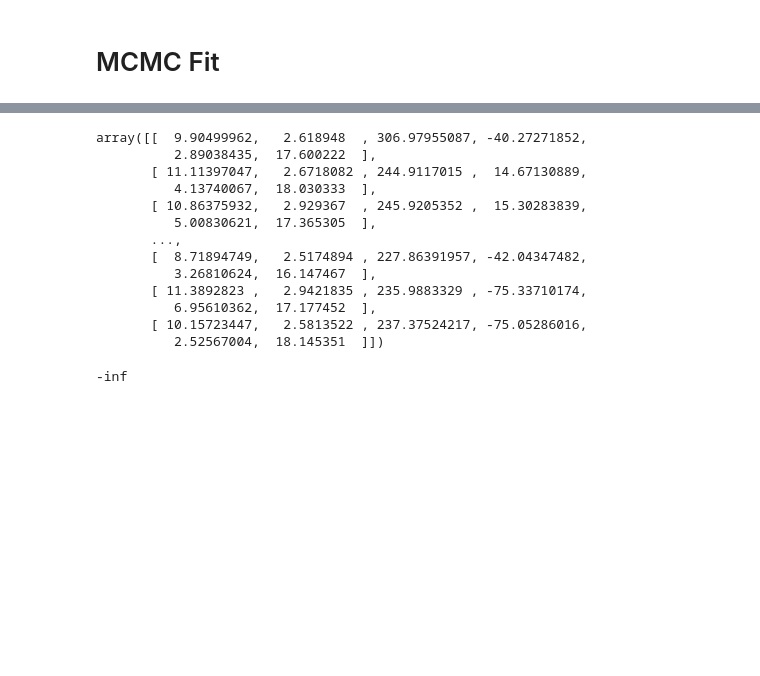
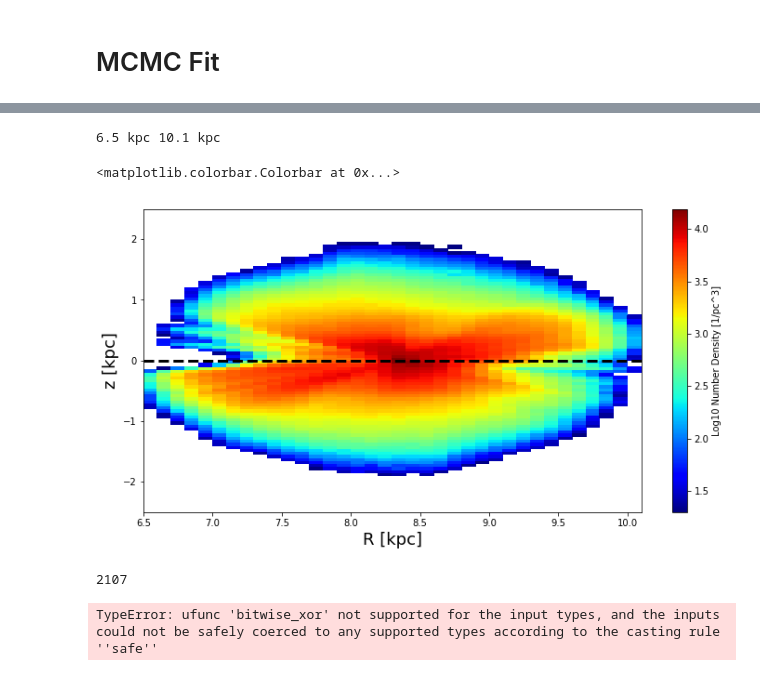
Before and after one commit to nonsk131/gaia, a Jupyter notebook: gaia_star_dist.ipynb, the cells around one changed output, grey strips where cells are left out. Drawn from its saved outputs; the diff is of its cells as text; code cells hidden in the pictures; blank space fills up the shorter version.

```diff
--- a/gaia_star_dist.ipynb
+++ b/gaia_star_dist.ipynb
@@ -281,20 +278,24 @@ max(val)
-# %%
-data_m
-# %% [output]
-array([[  9.90499962,   2.618948  , 306.97955087, -40.27271852,
-          2.89038435,  17.600222  ],
-       [ 11.11397047,   2.6718082 , 244.9117015 ,  14.67130889,
-          4.13740067,  18.030333  ],
-       [ 10.86375932,   2.929367  , 245.9205352 ,  15.30283839,
-          5.00830621,  17.365305  ],
-       ...,
-       [  8.71894749,   2.5174894 , 227.86391957, -42.04347482,
-          3.26810624,  16.147467  ],
-       [ 11.3892823 ,   2.9421835 , 235.9883329 , -75.33710174,
-          6.95610362,  17.177452  ],
-       [ 10.15723447,   2.5813522 , 237.37524217, -75.05286016,
-          2.52567004,  18.145351  ]])
-# %%
-np.log(0)
-# %% [output]
--inf
+# %%
+    rr, zz = get_bin_edges()
+    H, e1, e2 = np.histogram2d(gcentric.rho, gcentric.z, bins=(rr, zz))
+    H = pad_withNan(H)
+
+    H = H.T
+    H = np.log10(H)
+    #H_new = pad_withNan(H)
+    #print H_new
+    fig = plt.figure(figsize=((12,6)))
+    ax = fig.add_subplot(1,1,1)
+    X, Y = np.meshgrid(e1, e2)
+    im = ax.pcolormesh(X, Y, H, cmap='jet')
+    print rr[0], rr[-1]
+    ax.set_xlim(6.5, 10.1)
+    ax.set_ylim(-2.5,2.5)
+    ax.set_xlabel('R [kpc]', fontsize=18)
+    ax.set_ylabel('z [kpc]', fontsize=18)
+    ax.plot([6.5, 10.1], [0,0], linestyle = 'dashed', linewidth=3, c='black')
+    fig.colorbar(im, ax =ax, label='Log10 Number Density [1/pc^3]')
+# %% [output]
+6.5 kpc 10.1 kpc
+<matplotlib.colorbar.Colorbar at 0x...>
+[figure, added]
@@ -300,0 +313,8 @@ np.log(0)
+# %%
+len(r_array)
+# %% [output]
+2107
+# %%
+new_val_val = new_val * 10*9
+# %% [output]
+TypeError: ufunc 'bitwise_xor' not supported for the input types, and the inputs could not be safely coerced to any supported types according to the casting rule ''safe''
```
Also changed, not shown: parts of 28 cells of this notebook, 1 other file.
